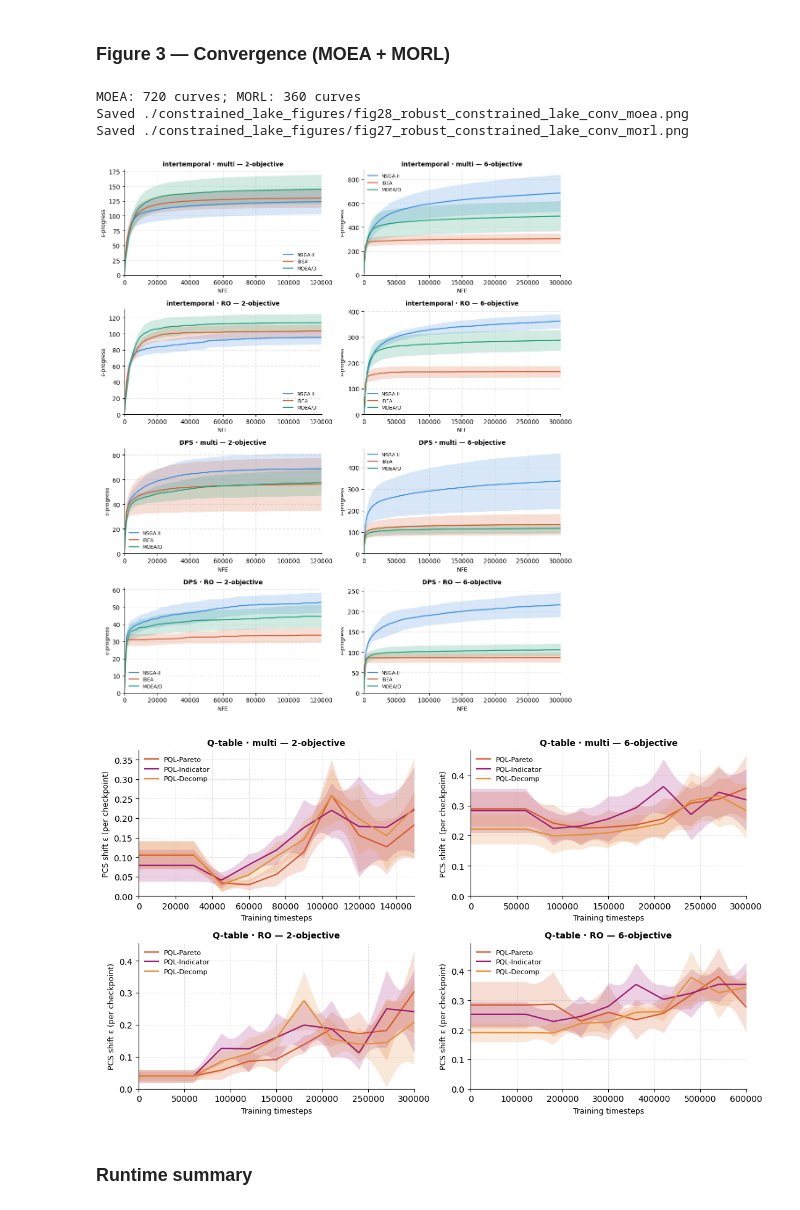
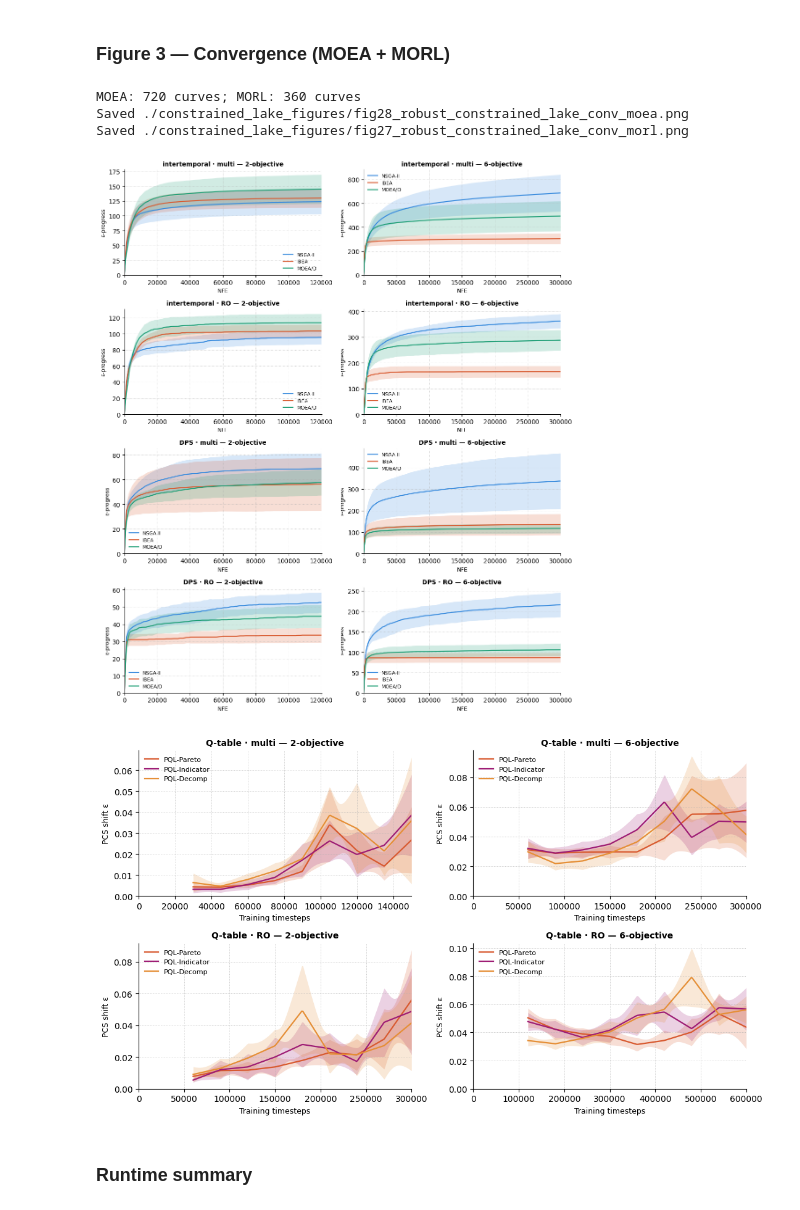
Before and after one commit to Hardy-Pei01/method_selection, a Jupyter notebook: analysis_1/constrained_lake_analysis_strict.ipynb, the cells around one changed output. Cells and saved outputs as stored; diff of their text form; code cells hidden in the pictures.

Commit message:
pcs_shift_eps_mean for the lake problem

```diff
--- a/analysis_1/constrained_lake_analysis_strict.ipynb
+++ b/analysis_1/constrained_lake_analysis_strict.ipynb
@@ -122,7 +122,7 @@ moea_records = A.load_convergences(
 morl_records = A.load_convergences(
     os.path.dirname(MORL_CSV), folder_re=MORL_FOLDER_RE,
     condition_format=morl_fmt, csv_prefix='convergence_',
-    x_col='timestep', y_col='pcs_shift_eps', dropna_y=True)
+    x_col='timestep', y_col='pcs_shift_eps_mean', dropna_y=True)
 print(f'MOEA: {len(moea_records)} curves; '
       f'MORL: {len(morl_records)} curves')
 
@@ -139,7 +139,7 @@ A.figure_convergence(
     conditions=['closed_loop_single'],
     n_objs=N_OBJS, cond_labels=CONDITION_LABEL,
     xlabel='Training timesteps',
-    ylabel='PCS shift ε (per checkpoint)',
+    ylabel='PCS shift ε',
     # suptitle='MORL convergence — deterministic constrained lake',
     out_path=os.path.join(OUT_DIR, 'fig25_det_constrained_lake_conv_morl.png'))
 # %% [output]
@@ -289,36 +289,36 @@ moea_records = A.load_convergences(
     os.path.dirname(MOEA_CSV), folder_re=MOEA_FOLDER_RE,
     condition_format=moea_fmt, csv_prefix='convergences_',
     x_col='nfe', y_col='epsilon_progress')
 morl_records = A.load_convergences(
     os.path.dirname(MORL_CSV), folder_re=MORL_FOLDER_RE,
     condition_format=morl_fmt, csv_prefix='convergence_',
-    x_col='timestep', y_col='pcs_shift_eps', dropna_y=True)
+    x_col='timestep', y_col='pcs_shift_eps_mean', dropna_y=True)
 print(f'MOEA: {len(moea_records)} curves; '
       f'MORL: {len(morl_records)} curves')
 
 A.figure_convergence(
     moea_records, methods=MOEA_METHODS,
     conditions=['intertemporal_multi', 'intertemporal_moro',
                 'dps_multi', 'dps_moro'],
     n_objs=N_OBJS, cond_labels=CONDITION_LABEL,
     xlabel='NFE', ylabel='ε-progress',
     # suptitle='MOEA convergence — robust constrained lake',
     out_path=os.path.join(OUT_DIR, 'fig28_robust_constrained_lake_conv_moea.png'))
 
 A.figure_convergence(
     morl_records, methods=MORL_METHODS,
     conditions=['closed_loop_multi', 'closed_loop_moro'],
     n_objs=N_OBJS, cond_labels=CONDITION_LABEL,
     xlabel='Training timesteps',
-    ylabel='PCS shift ε (per checkpoint)',
+    ylabel='PCS shift ε',
     # suptitle='MORL convergence — robust constrained lake',
     out_path=os.path.join(OUT_DIR, 'fig27_robust_constrained_lake_conv_morl.png'))
 # %% [output]
 MOEA: 720 curves; MORL: 360 curves
 Saved ./constrained_lake_figures/fig28_robust_constrained_lake_conv_moea.png
 Saved ./constrained_lake_figures/fig27_robust_constrained_lake_conv_morl.png
 [figure]
-[figure, old version]
+[figure, new version]
 # %% [markdown]
 ### Runtime summary
 # %%
```
Also changed, not shown: parts of 1 cell of this notebook, 3 other files.
